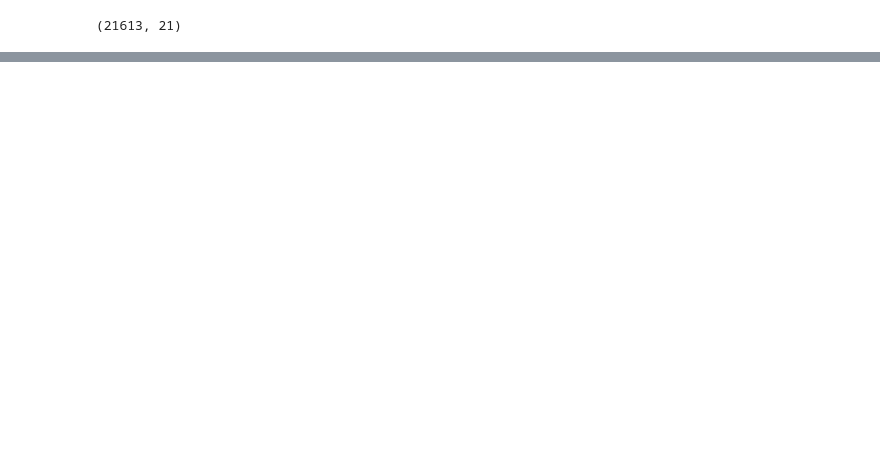
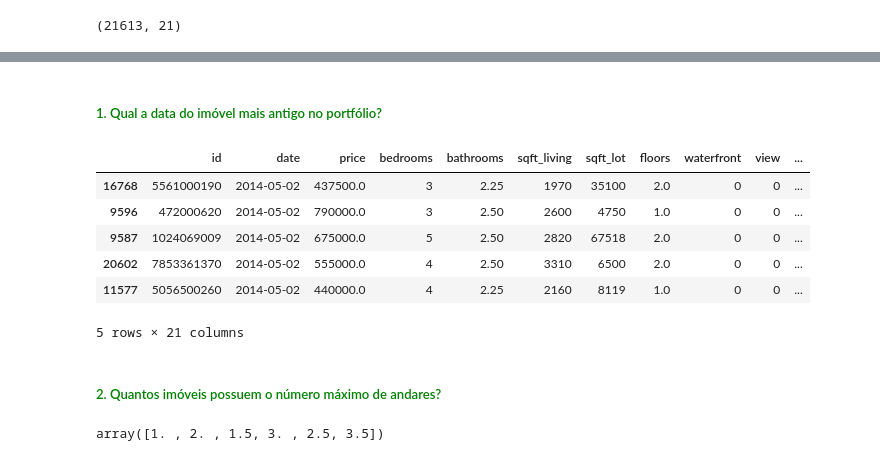
Before and after one commit to Adrianogvs/002_PythonParaEngenhariaDeDados, a Jupyter notebook: Modulo 01/002_Extracao_Manipulacao_de_Dados.ipynb, the cells around one changed output, grey strips where cells are left out. Drawn from its saved outputs; the diff is of its cells as text; code cells hidden in the pictures; blank space fills up the shorter version.

Commit message:
Python course from scratch for Data Analyst and Engineer.

```diff
--- a/Modulo 01/002_Extracao_Manipulacao_de_Dados.ipynb
+++ b/Modulo 01/002_Extracao_Manipulacao_de_Dados.ipynb
@@ -325,0 +344,2 @@ data[['id', 'price', 'date']].sort_values('price', ascending=False)
+# %% [markdown]
+ <h5 style="color:green;">1. Qual a data do imóvel mais antigo no portfólio?</h5>
@@ -325,0 +349,24 @@ data[['id', 'price', 'date']].sort_values('price', ascending=False)
+# %%
+"""
+O código realiza a ordenação ascendente do DataFrame com base na coluna 'date' e, em seguida, exibe os cinco primeiros registros.
+Essa operação é útil para visualizar rapidamente as primeiras datas presentes no conjunto de dados.
+"""
+data.sort_values('date', ascending=True).head()
+# %% [output]
+|  | id | date | price | bedrooms | bathrooms | sqft_living | sqft_lot | floors | waterfront | view | ... |
+| 16768 | 5561000190 | 2014-05-02 | 437500.0 | 3 | 2.25 | 1970 | 35100 | 2.0 | 0 | 0 | ... |
+| 9596 | 472000620 | 2014-05-02 | 790000.0 | 3 | 2.50 | 2600 | 4750 | 1.0 | 0 | 0 | ... |
+| 9587 | 1024069009 | 2014-05-02 | 675000.0 | 5 | 2.50 | 2820 | 67518 | 2.0 | 0 | 0 | ... |
+| 20602 | 7853361370 | 2014-05-02 | 555000.0 | 4 | 2.50 | 3310 | 6500 | 2.0 | 0 | 0 | ... |
+| 11577 | 5056500260 | 2014-05-02 | 440000.0 | 4 | 2.25 | 2160 | 8119 | 1.0 | 0 | 0 | ... |
+5 rows × 21 columns
+# %% [markdown]
+ <h5 style="color:green;">2. Quantos imóveis possuem o número máximo de andares?</h5>
+# %%
+"""
+O código data['floors'].unique() extrai e exibe os valores únicos encontrados na coluna 'floors' de um DataFrame chamado data.
+Essa operação é útil para identificar e compreender as diferentes categorias de andares presentes no conjunto de dados.
+"""
+data['floors'].unique()
+# %% [output]
+array([1. , 2. , 1.5, 3. , 2.5, 3.5])
```
Also changed, not shown: parts of 8 cells of this notebook.
